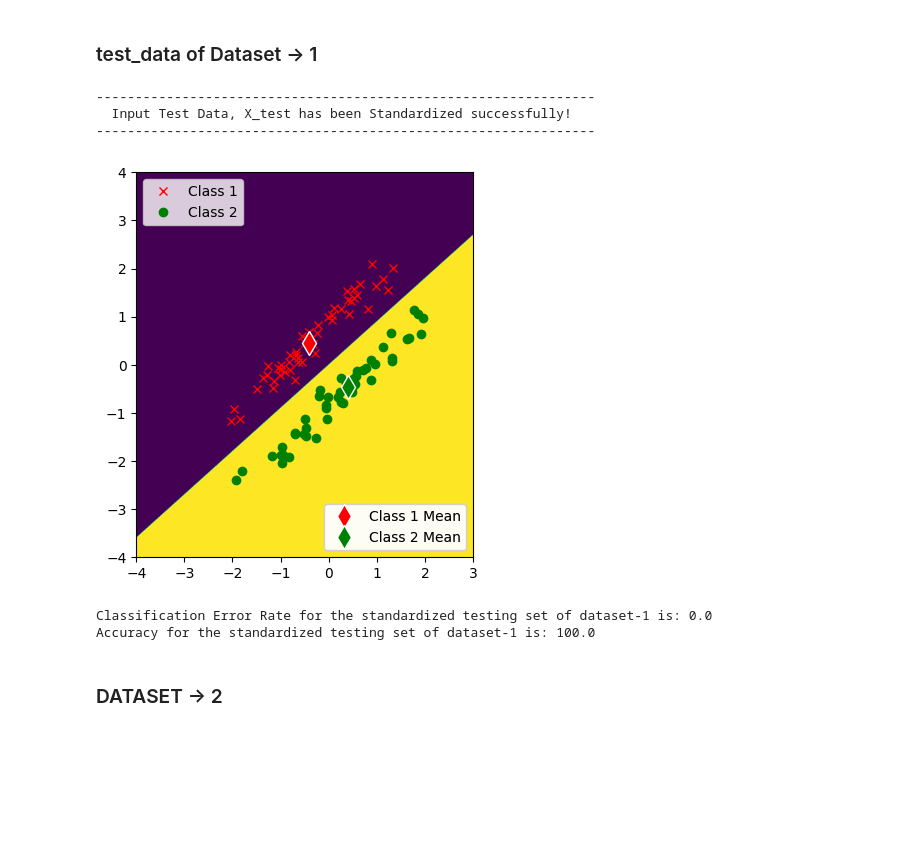
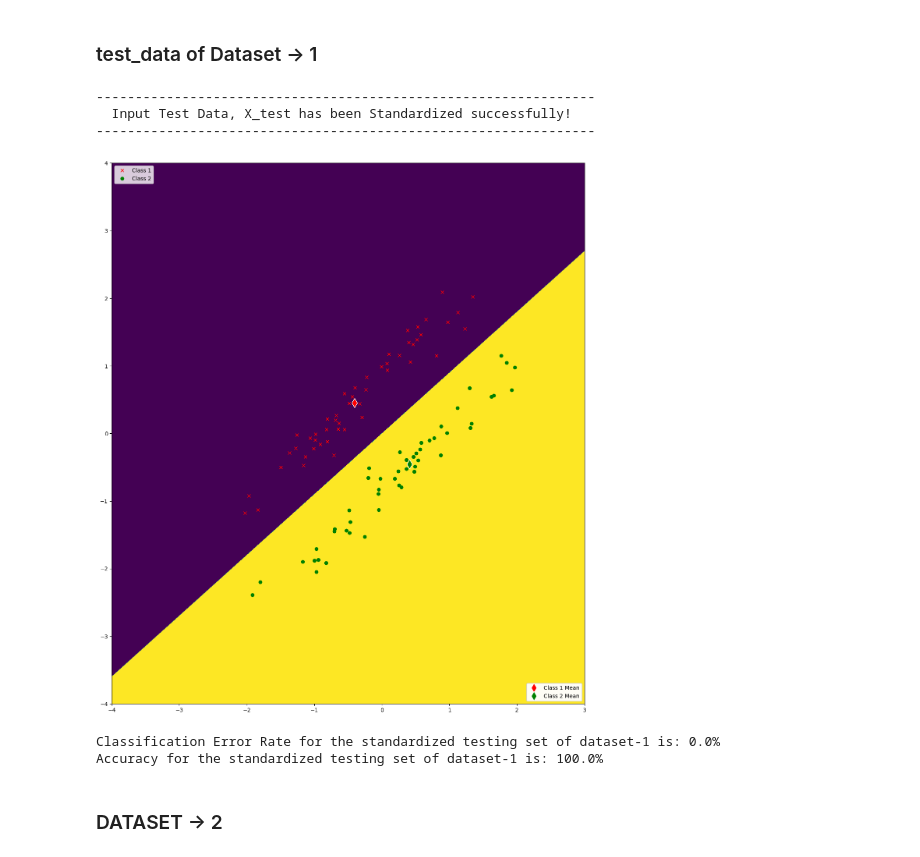
Before and after one commit to SudeshKumarSK/ee559-mlOne, a Jupyter notebook: homeworkOne.ipynb, the cells around one changed output. Drawn from its saved outputs; the diff is of its cells as text; code cells hidden in the pictures; blank space fills up the shorter version.

```diff
--- a/homeworkOne.ipynb
+++ b/homeworkOne.ipynb
@@ -356,25 +356,25 @@ array([1.17098977, 1.18285787])
 # %%
 X_test_1, n_test_1, T_test_1 = nmc_1_std.transformTestData(test_data=test_data_1)
 
 X_test_1_standardized = nmc_1_std.standardizeTestData(X_test=X_test_1)
 
-nmc_1_std.plotDecisionBoundaries(training=X_test_1_standardized, label_train=T_test_1, sample_mean=class_means_1_standardized, fsize=(10, 5))
+nmc_1_std.plotDecisionBoundaries(training=X_test_1_standardized, label_train=T_test_1, sample_mean=class_means_1_standardized, fsize=(18, 18))
 
 Y_hat_test_1_standardized = nmc_1_std.classify(X=X_test_1_standardized, sample_means=class_means_1_standardized)
 
 CER_test_1_standardized = nmc_1_std.calculateCER(T=T_test_1, Y_hat=Y_hat_test_1_standardized, percentageFlag=True)
 
 accuracy_test_1_standardized = nmc_1_std.calculateAccuracy(T=T_test_1, Y_hat=Y_hat_test_1_standardized, percentageFlag=True)
 
-print(f"Classification Error Rate for the standardized testing set of dataset-1 is: {CER_test_1_standardized}")
-print(f"Accuracy for the standardized testing set of dataset-1 is: {accuracy_test_1_standardized}")
+print(f"Classification Error Rate for the standardized testing set of dataset-1 is: {CER_test_1_standardized}%")
+print(f"Accuracy for the standardized testing set of dataset-1 is: {accuracy_test_1_standardized}%")
 # %% [output]
 ----------------------------------------------------------------
   Input Test Data, X_test has been Standardized successfully!
 ----------------------------------------------------------------
-[figure, old version]
+[figure, new version]
-Classification Error Rate for the standardized testing set of dataset-1 is: 0.0
-Accuracy for the standardized testing set of dataset-1 is: 100.0
+Classification Error Rate for the standardized testing set of dataset-1 is: 0.0%
+Accuracy for the standardized testing set of dataset-1 is: 100.0%
 # %% [markdown]
 ### DATASET -> 2
 # %% [markdown]
```
Also changed, not shown: parts of 11 cells of this notebook.
